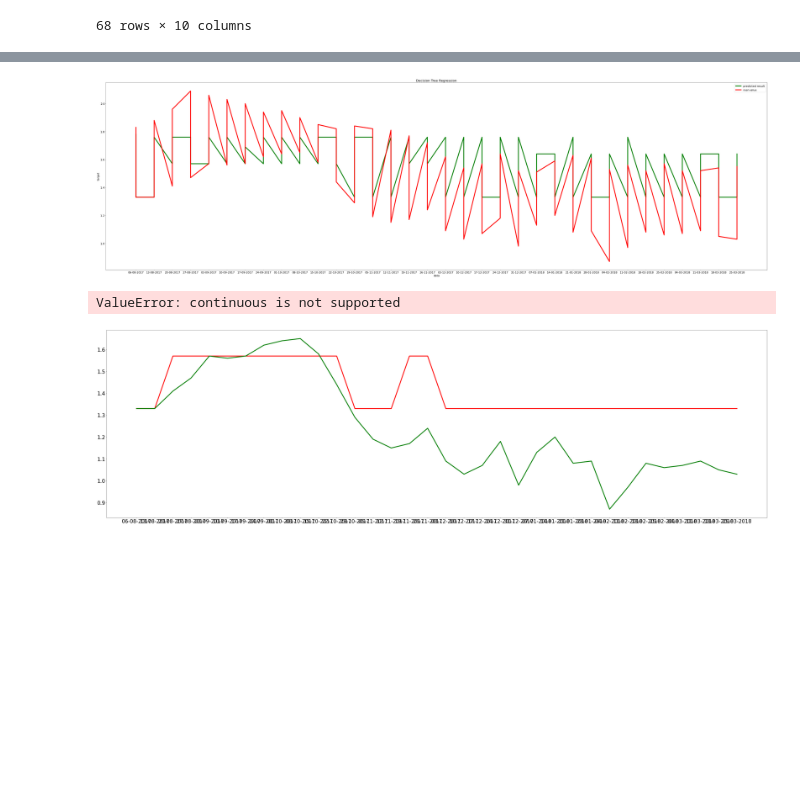
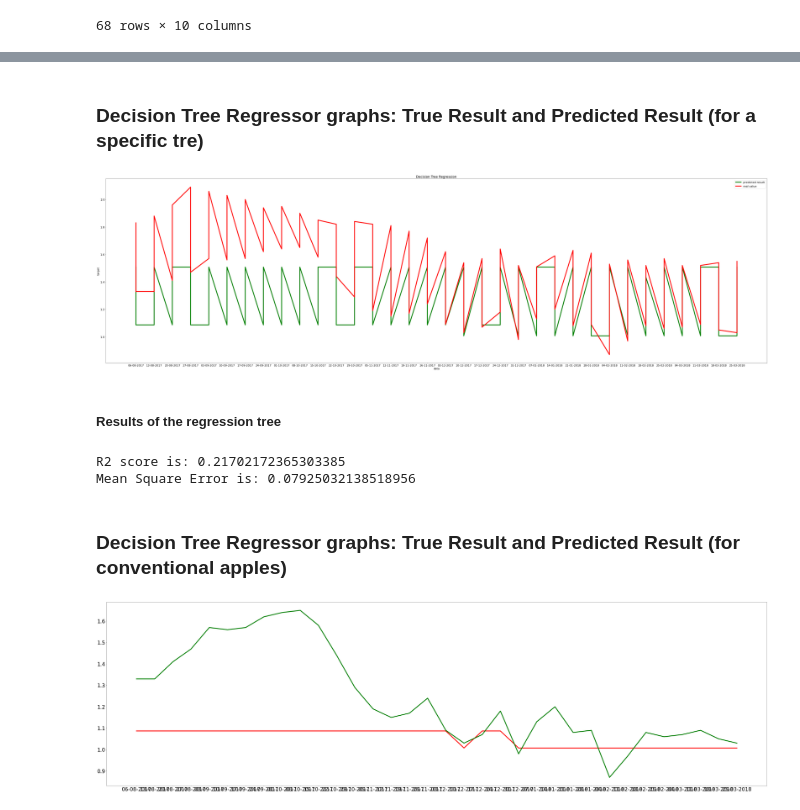
Before and after one commit to Clickba/challenge1apples, a Jupyter notebook: ML/appleschallengeML.ipynb, the cells around one changed output, grey strips where cells are left out. Cells and saved outputs as stored; diff of their text form; code cells hidden in the pictures; blank space fills up the shorter version.

```diff
--- a/ML/appleschallengeML.ipynb
+++ b/ML/appleschallengeML.ipynb
@@ -196,0 +189,21 @@ train_Y = train_Y.values
+# %%
+
+from sklearn.model_selection import GridSearchCV
+search_space = {
+
+ "max_depth" : [1,2,4,6,10],
+ "min_samples_leaf" :[1,2,3,4,5],
+ "min_samples_split" : [1,2,3],
+ "splitter" : ["random","best"],
+ "max_features" : [1,2,3,4,5,6,7,8]
+ }
+
+GSDTR = GridSearchCV(DecisionTreeRegressor(),
+ param_grid = search_space,
+ scoring = ["r2","neg_mean_squared_error"],
+ refit = "r2",
+ cv = 5,
+ verbose = 4
+ )
+
+GSDTR.fit(train_X,train_Y)
@@ -197,4 +238,7 @@ train_Y = train_Y.values
 # %%
-regression_tree = DecisionTreeRegressor(max_depth=10)
+regression_tree = DecisionTreeRegressor(max_depth= 2,max_features =5,min_samples_leaf = 4,min_samples_split = 3,splitter = "random")
 regression_tree.fit(train_X, train_Y)
+
+prediction_result = regression_tree.predict(test_X)
+prediction_result
 # %% [output]
@@ -229,5 +259,7 @@ test_X
 # %%
-test_X["date"] = (test_X["date"]).astype(int)
-test_X["date"] = test_X["date"].apply(lambda x: dt.fromordinal(x)).dt.strftime('%d-%m-%Y')
+plotting_test_X = test_X.copy()
+
+plotting_test_X["date"] = (plotting_test_X["date"]).astype(int)
+plotting_test_X["date"] = plotting_test_X["date"].apply(lambda x: dt.fromordinal(x)).dt.strftime('%d-%m-%Y')
 # %%
-test_X['result'] = prediction_result
+plotting_test_X['predicted result'] = prediction_result
@@ -250,32 +266,48 @@ test_X
+# %% [markdown]
+<h3> Decision Tree Regressor graphs: True Result and Predicted Result (for a specific tre) </h3>
 # %%
 plt.rcParams["figure.figsize"] = (70,20)
 plt.rcParams["figure.dpi"] = 50
 plt.rcParams.update({'font.size': 16})
 
 plt.figure()
-plt.plot(test_X['date'],test_X['result'], color = 'green',  linewidth=5, label= 'predicted result')
-waaaa = test_X.copy()
-waaaa['res'] = test_Y
+plt.plot(plotting_test_X['date'],plotting_test_X['predicted result'], color = 'green',  linewidth=5, label= 'predicted result')
+plot_A = plotting_test_X.copy()
+plot_A['true result'] = test_Y
 
-plt.plot(waaaa['date'],waaaa['res'], color = 'red' ,linewidth=5, label= 'real value')
+plt.plot(plot_A['date'],plot_A['true result'], color = 'red' ,linewidth=5, label= 'real value')
 plt.xlabel("data")
 plt.ylabel("target")
 plt.title("Decision Tree Regression")
 plt.legend()
 plt.show()
 # %% [output]
-[figure, old version]
+[figure, new version]
+# %% [markdown]
+<h5> Results of the regression tree </h5>
+# %%
+r2_A = r2_score(plot_A['true result'], plot_A['predicted result'])
+msq_A = mean_squared_error(plot_A['true result'], plot_A['predicted result'])
+r2_result_A = f'R2 score is: {r2_A}'
+msq_result_A = f'Mean Square Error is: {msq_A}'
+
+print(r2_result_A)
+print(msq_result_A)
+# %% [output]
+R2 score is: 0.21702172365303385
+Mean Square Error is: 0.07925032138518956
+# %% [markdown]
+<h3> Decision Tree Regressor graphs: True Result and Predicted Result (for conventional apples) </h3>
 # %%
 plt.rcParams["figure.figsize"] = (70,20)
 plt.rcParams["figure.dpi"] = 50
 plt.rcParams.update({'font.size': 30})
-weee = waaaa.where(waaaa['type_new'] == 0)
-weee = weee.dropna()
-weee
-plt.plot(weee['date'],weee['result'], color = 'red',linewidth=5)
-plt.plot(weee['date'],weee['res'],color = 'green',linewidth=5)
-score = accuracy_score(weee['res'], weee['result'])
-print(score)
+
+plot_B = plot_A.where(plot_A['type_new'] == 0)
+plot_B = plot_B.dropna()
+plot_B
+plt.plot(plot_B['date'],plot_B['predicted result'], color = 'red',linewidth=5)
+plt.plot(plot_B['date'],plot_B['true result'],color = 'green',linewidth=5)
+plt.show()
 # %% [output]
-ValueError: continuous is not supported
-[figure, old version]
+[figure, new version]
```
Also changed, not shown: parts of 36 cells of this notebook.
